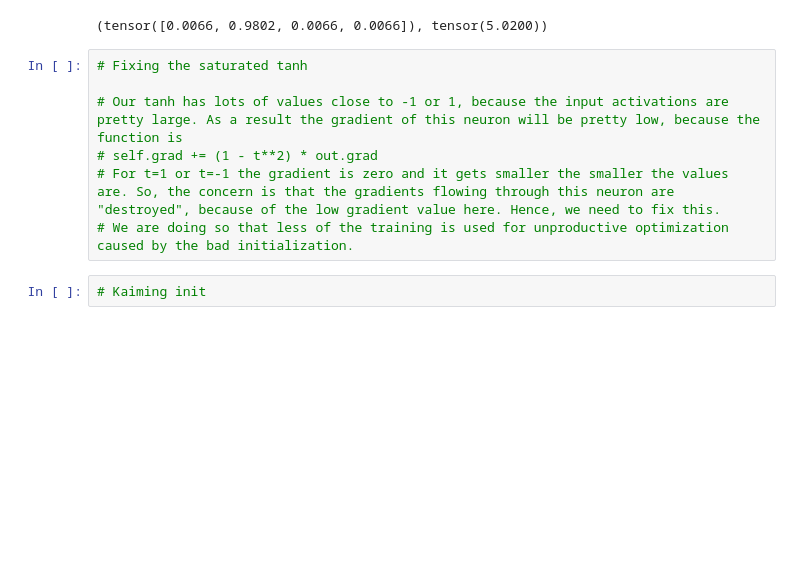
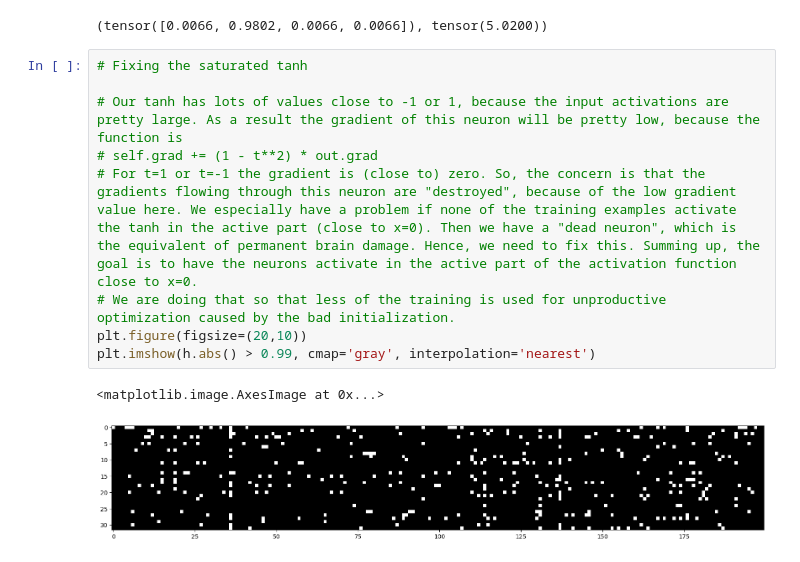
Before and after one commit to patrickmgebhard/makemore, a Jupyter notebook: build_makemore_mlp2.ipynb, the cells around one changed output. Drawn from its saved outputs; the diff is of its cells as text; blank space fills up the shorter version.

Commit message:
kaiming init right here

```diff
--- a/build_makemore_mlp2.ipynb
+++ b/build_makemore_mlp2.ipynb
@@ -210,9 +210,12 @@ probs, loss
 # %%
 # Fixing the saturated tanh
 
 # Our tanh has lots of values close to -1 or 1, because the input activations are pretty large. As a result the gradient of this neuron will be pretty low, because the function is
 # self.grad += (1 - t**2) * out.grad
-# For t=1 or t=-1 the gradient is zero and it gets smaller the smaller the values are. So, the concern is that the gradients flowing through this neuron are "destroyed", because of the low gradient value here. Hence, we need to fix this.
-# We are doing so that less of the training is used for unproductive optimization caused by the bad initialization.
+# For t=1 or t=-1 the gradient is (close to) zero. So, the concern is that the gradients flowing through this neuron are "destroyed", because of the low gradient value here. We especially have a problem if none of the training examples activate the tanh in the active part (close to x=0). Then we have a "dead neuron", which is the equivalent of permanent brain damage. Hence, we need to fix this. Summing up, the goal is to have the neurons activate in the active part of the activation function close to x=0.
+# We are doing that so that less of the training is used for unproductive optimization caused by the bad initialization.
+plt.figure(figsize=(20,10))
+plt.imshow(h.abs() > 0.99, cmap='gray', interpolation='nearest')
+# %% [output]
+<matplotlib.image.AxesImage at 0x...>
+[figure, added]
-# %%
-# Kaiming init
```
Also changed, not shown: parts of 1 cell of this notebook.
